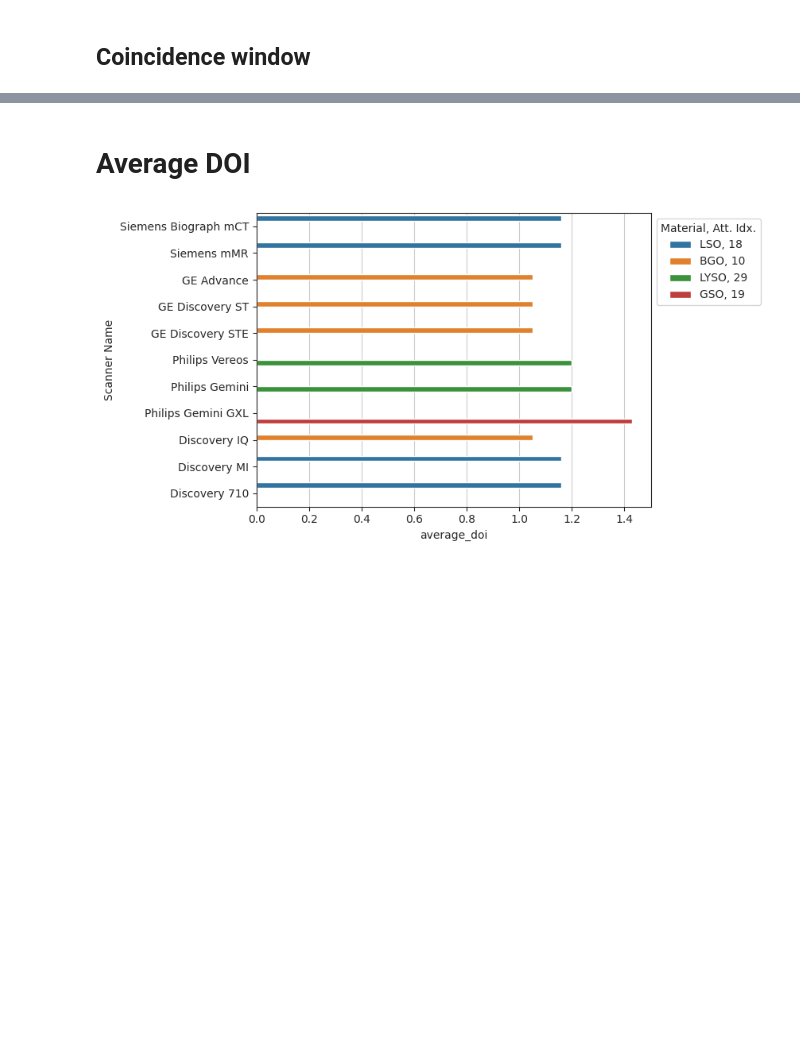
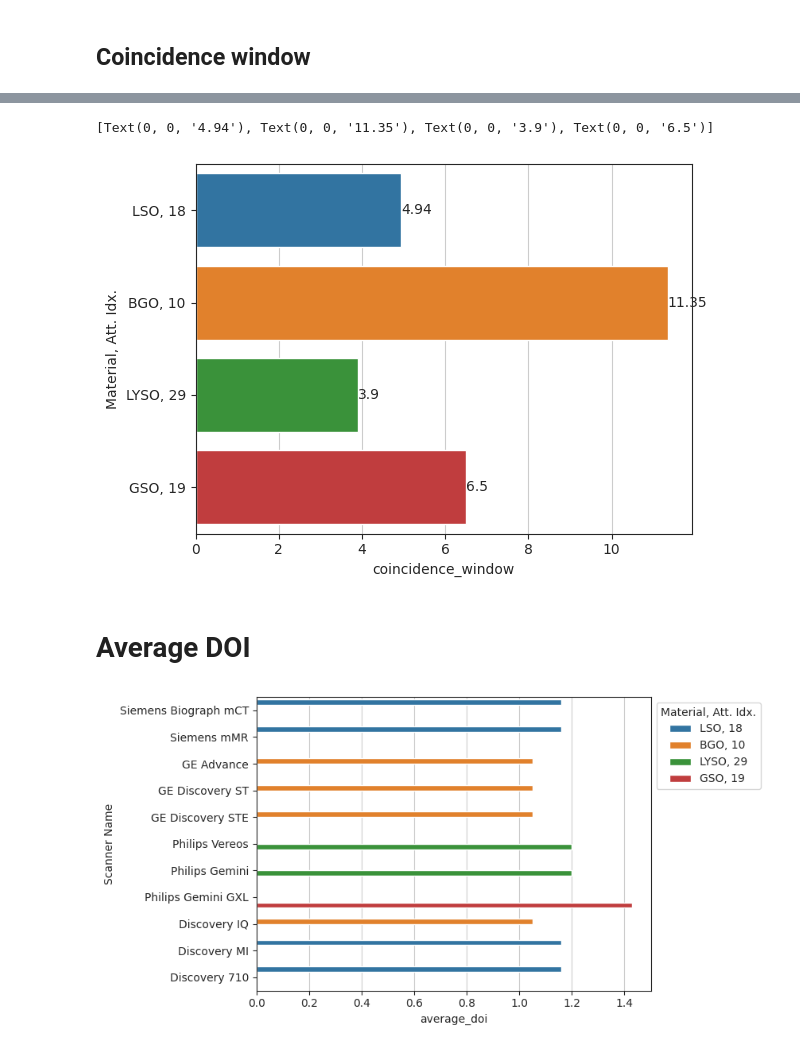
Before and after one commit to YerePhy/randfig, a Jupyter notebook: notebooks/1.0-jpm-params-eda.ipynb, the cells around one changed output, grey strips where cells are left out. Drawn from its saved outputs; the diff is of its cells as text; code cells hidden in the pictures; blank space fills up the shorter version.

```diff
--- a/notebooks/1.0-jpm-params-eda.ipynb
+++ b/notebooks/1.0-jpm-params-eda.ipynb
@@ -59,0 +60,6 @@ FileNotFoundError: [Errno 2] No such file or directory
+# %%
+g = df.pipe(sns.barplot, y="Material, Att. Idx.", x="coincidence_window", estimator="mean", errorbar=None)
+g.bar_label(g.containers[0])
+# %% [output]
+[Text(0, 0, '4.94'), Text(0, 0, '11.35'), Text(0, 0, '3.9'), Text(0, 0, '6.5')]
+[figure, added]
```
Also changed, not shown: parts of 7 cells of this notebook.
